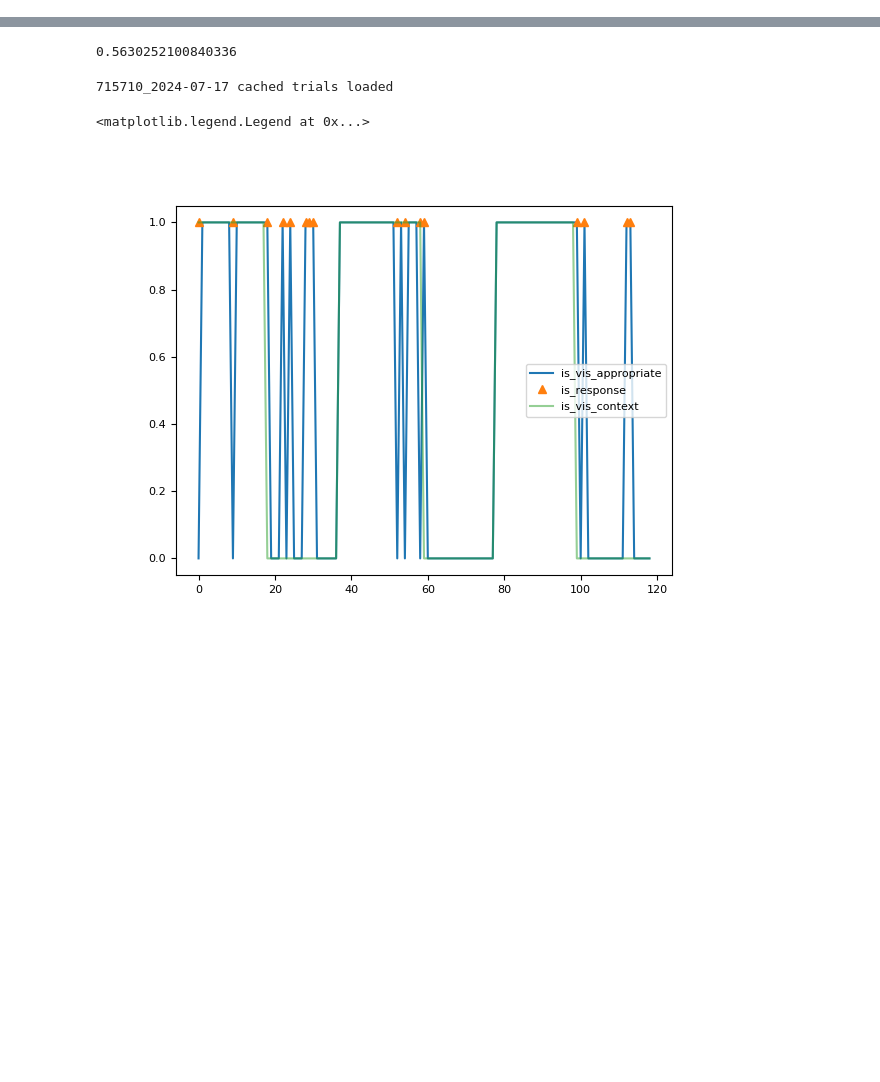
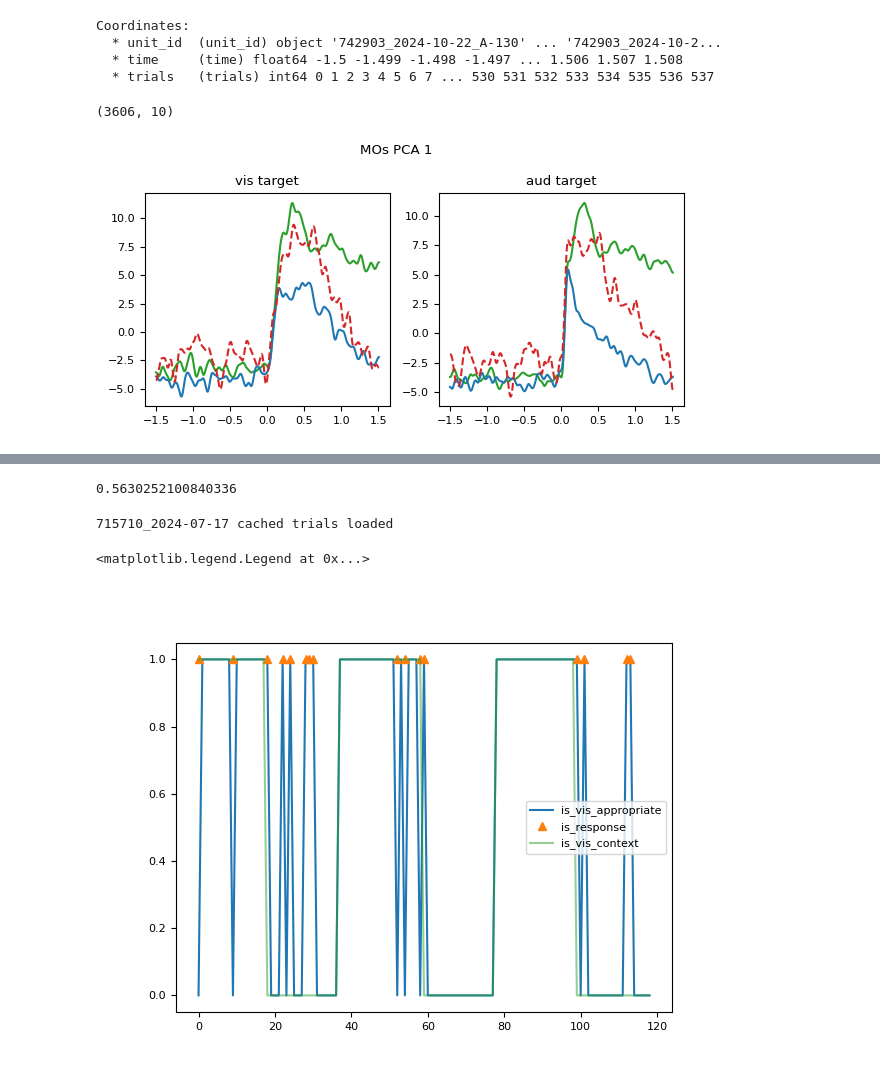
Before and after one commit to AllenInstitute/dynamic_routing_analysis, a Jupyter notebook: notebooks/state_space_context_plot.ipynb, the cells around one changed output, grey strips where cells are left out. Cells and saved outputs as stored; diff of their text form; code cells hidden in the pictures; blank space fills up the shorter version.

```diff
--- a/notebooks/state_space_context_plot.ipynb
+++ b/notebooks/state_space_context_plot.ipynb
@@ -25,7 +25,8 @@ plt.rcParams.update({'font.size': 8,'pdf.fonttype':42})
 # %%
 # load a session
 # session_id='703880_2024-04-18' #bad behavior
-session_id='715710_2024-07-17' #good behavior
+# session_id='715710_2024-07-17' #good behavior
+session_id='742903_2024-10-22' #the golden session
 # session_id='668759_2023-07-12' #templeton
 
 session = DynamicRoutingSession(session_id)
@@ -45,5 +45,22 @@ array(['CA1', 'CA2', 'CA3', 'DG', 'FF', 'LD', 'LGd', 'MB', 'MGm', 'MGv',
-# %%
-units=units.query('isi_violations_ratio<=0.5 and presence_ratio>=0.9 and amplitude_cutoff<=0.1')
+# %%
+# units=units.query('isi_violations_ratio<=0.5 and presence_ratio>=0.9 and amplitude_cutoff<=0.1')
+
+sel_structure = 'MOs'
+
+units_filtered = units.query(
+    'presence_ratio>=0.7 and \
+    isi_violations_ratio<=0.5 and \
+    amplitude_cutoff<=0.1 and \
+    activity_drift<=0.1 and \
+    firing_rate>=0.5 and \
+    ~structure.isna() and ~location.isna() and \
+    structure==@sel_structure'
+    ).sort_values(['electrode_group_name', 'peak_channel', 'unit_id'])
+
+time_before = 1.5
+time_after = 1.51
+binsize = 0.001
+trial_da = spike_utils.make_neuron_time_trials_tensor(units_filtered, trials, time_before, time_after, binsize)
 # %%
 # trials.query('is_target==True and is_rewarded==False')
 # trials.columns
@@ -63,0 +68,32 @@ array([  5,   9,  12,  21,  25,  31,  33,  35,  40,  44,  51,  58,  59,
+# %%
+trial_da.coords
+# %% [output]
+Coordinates:
+  * unit_id  (unit_id) object '742903_2024-10-22_A-130' ... '742903_2024-10-2...
+  * time     (time) float64 -1.5 -1.499 -1.498 -1.497 ... 1.506 1.507 1.508
+  * trials   (trials) int64 0 1 2 3 4 5 6 7 ... 530 531 532 533 534 535 536 537
+# %%
+# #concatenate trials so that we have a single time dimension, neurons x time_bins*trials
+# n_neurons, n_time_bins, n_trials = trial_da.shape
+# input_data = trial_da.values.reshape(n_neurons, n_time_bins * n_trials).T
+
+# scaler = StandardScaler()
+
+# scaler.fit(input_data)
+# X = scaler.transform(input_data)
+
+# pca = PCA(n_components=10)
+# X_r = pca.fit(X).transform(X)
+
+# fig,ax = plt.subplots(subplot_kw={'projection':'3d'})
+# ax.scatter(X_r[:,0], X_r[:,1], X_r[:,2])
+
+# fig,ax = plt.subplots()
+# ax.plot(X_r[:,0])
+
+# fig,ax=plt.subplots()
+# ax.plot()
+
+X_r.shape
+# %% [output]
+(3606, 10)
@@ -63,0 +167,20 @@ array([  5,   9,  12,  21,  25,  31,  33,  35,  40,  44,  51,  58,  59,
+# %%
+sel_pc=0
+
+fig,ax=plt.subplots(1,2, figsize=(6,3))
+ax[0].plot(time_points, vis_context_vis_target_hit_pca[:, sel_pc], label='vis context, hit', color='tab:green')
+ax[0].plot(time_points, aud_context_vis_target_cr_pca[:, sel_pc], label='aud context, correct rejection', color='tab:blue')
+ax[0].plot(time_points, aud_context_vis_target_fa_pca[:, sel_pc], label='aud context, false alarm', color='tab:red', linestyle='dashed')
+ax[0].set_title('vis target')
+
+ax[1].plot(time_points, aud_context_aud_target_hit_pca[:, sel_pc], label='aud context, hit', color='tab:green')
+ax[1].plot(time_points, vis_context_aud_target_cr_pca[:, sel_pc], label='vis context, correct rejection', color='tab:blue')
+ax[1].plot(time_points, vis_context_aud_target_fa_pca[:, sel_pc], label='vis context, false alarm', color='tab:red', linestyle='dashed')
+ax[1].set_title('aud target')
+
+fig.suptitle(f'{sel_structure} PCA {sel_pc+1}')
+# ax[0].legend()
+# ax[1].legend()
+fig.tight_layout()
+# %% [output]
+[figure, added]
```
Also changed, not shown: parts of 6 cells of this notebook, 9 other files.
